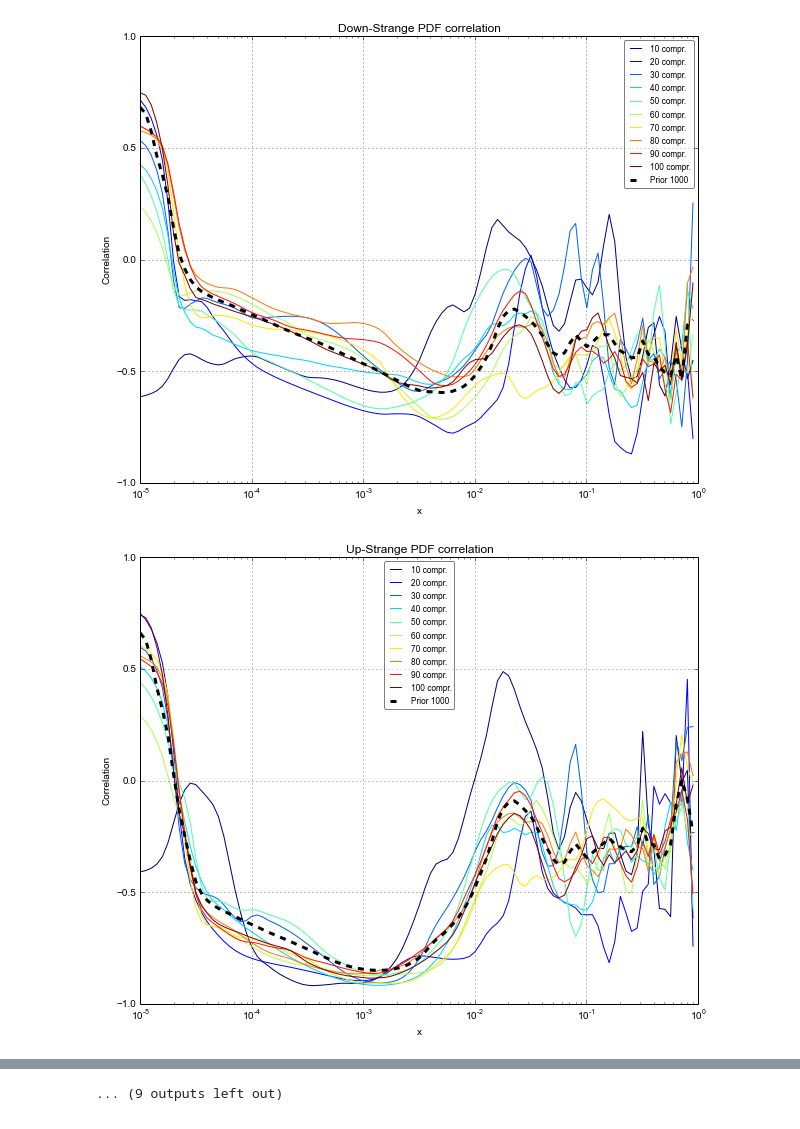
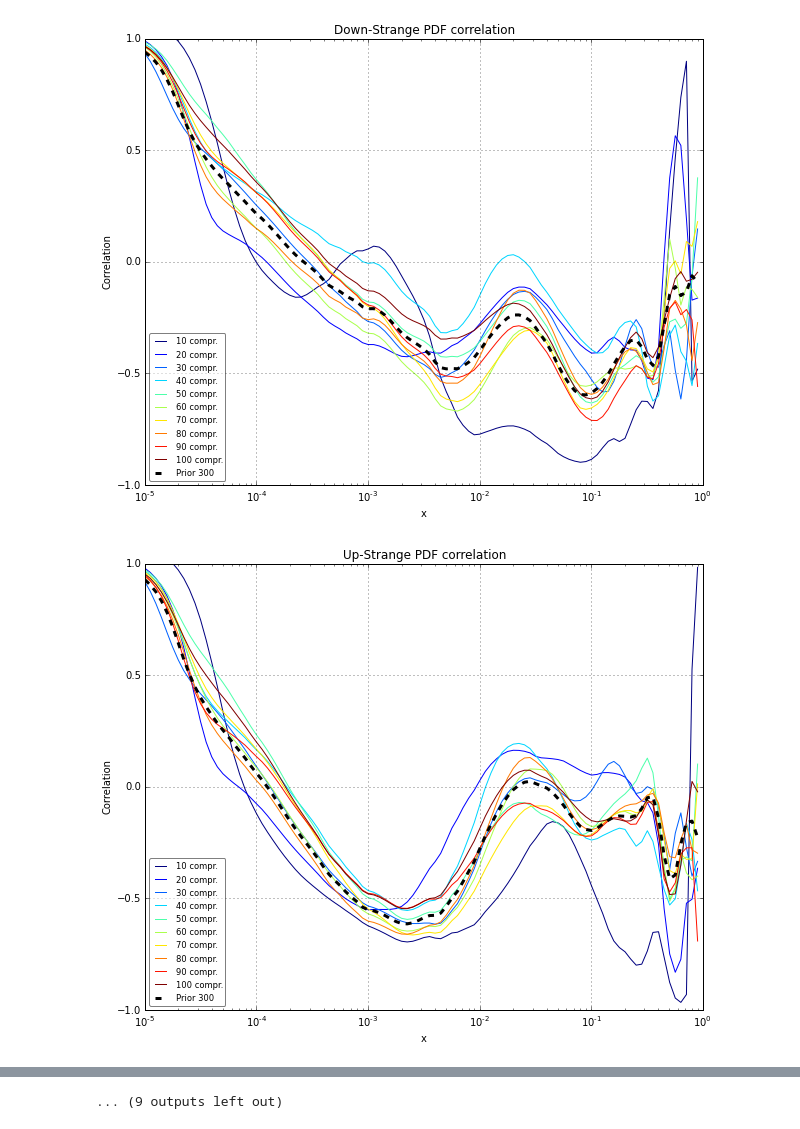
Before and after one commit to scarrazza/compressor, a Jupyter notebook: tools/Correlations.ipynb, the cells around one changed output, grey strips where cells are left out. Cells and saved outputs as stored; diff of their text form; code cells hidden in the pictures.

```diff
--- a/tools/Correlations.ipynb
+++ b/tools/Correlations.ipynb
@@ -32,7 +32,7 @@ def correlation(x, q, fl1, fl2, pdf, ind):
     return nrep/(nrep-1.0)*(ab-a*b)/(sig1*sig2)
 # %%
 # Loading the prior
-pset = lhapdf.getPDFSet("1000rep")
+pset = lhapdf.getPDFSet("CMCPDFcomb_nnlo")
 prior = []
 pindex = []
 for i in range(0,pset.size): prior.append(pset.mkPDF(i))
@@ -70,12 +70,12 @@ for fl in fls:
     y = np.empty(x.size)
     yc = []
     for i in range(0,x.size):
-        y[i] = correlation(x[i], 1.0, fl[0], fl[1], prior, pindex)
+        y[i] = correlation(x[i], 100, fl[0], fl[1], prior, pindex)
 
     for i in range(len(compressions)):
         yc.append(np.empty(x.size))
         for j in range(0,x.size):
-            yc[i][j] = correlation(x[j], 1.0, fl[0], fl[1], prior, cindex[i])
+            yc[i][j] = correlation(x[j], 100, fl[0], fl[1], prior, cindex[i])
 
         colorVal = scalarMap.to_rgba(values[i])
         plt.plot(x,yc[i], color=colorVal, linewidth=1.0, label=str(compressions[i])+" compr.")
@@ -100,2 +100,2 @@ for fl in fls:
-[figure, old version]
+[figure, new version]
-[figure, old version]
+[figure, new version]
```
Also changed, not shown: parts of 1 cell of this notebook, 1 other file.
